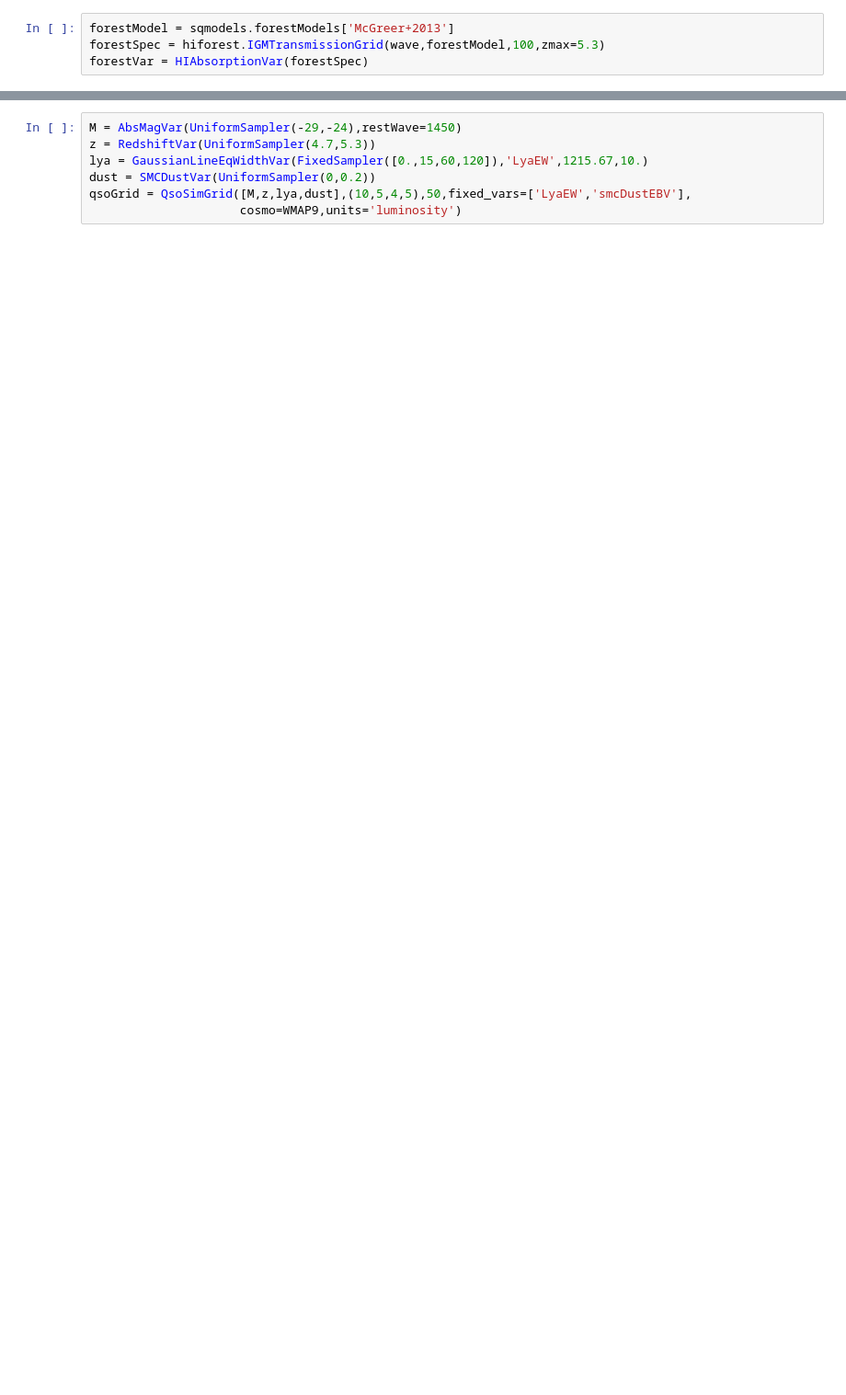
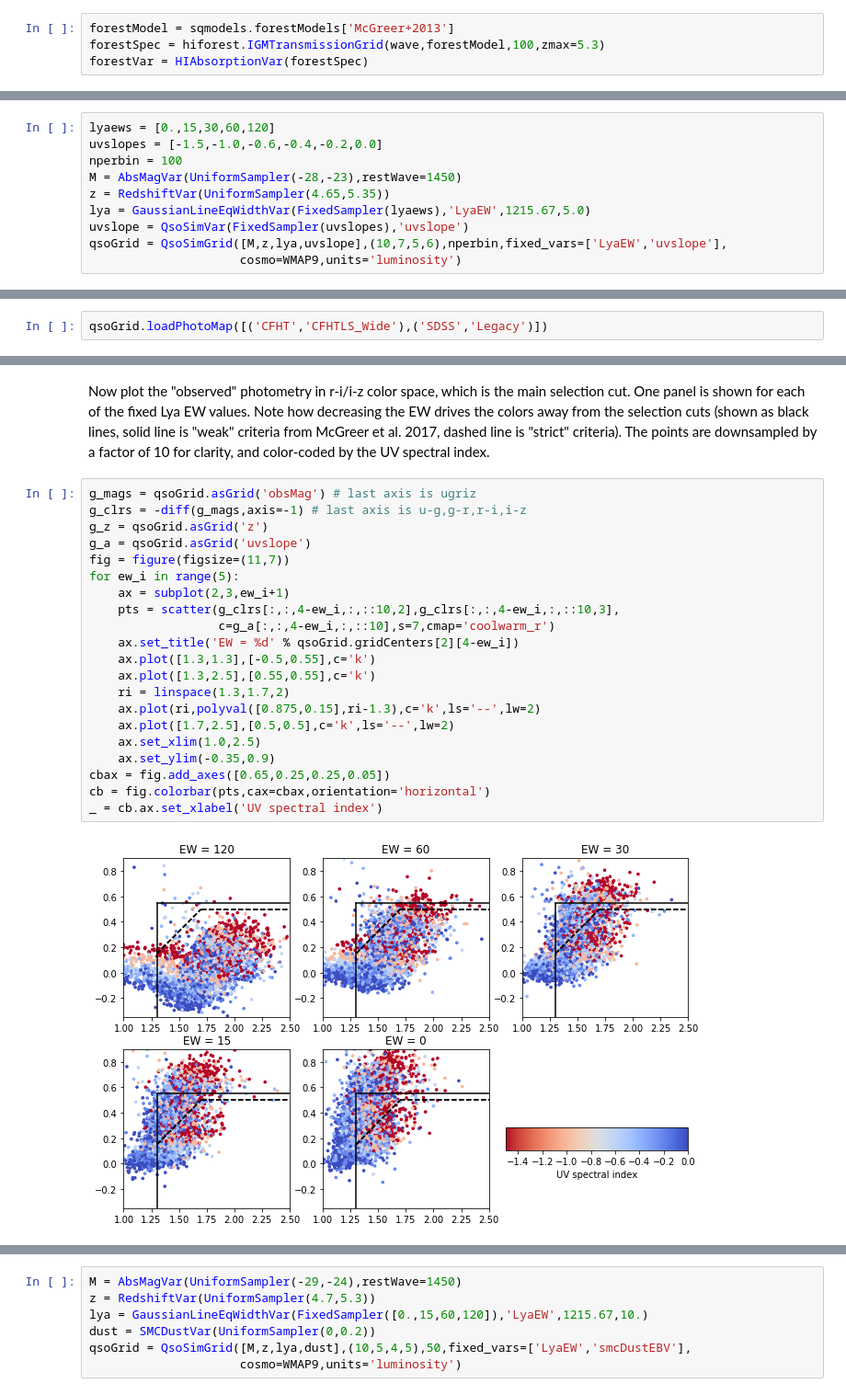
Before and after one commit to imcgreer/simqso, a Jupyter notebook: examples/z5LyaDust.ipynb, the cells around one changed output, grey strips where cells are left out. Shown at 92% size. Drawn from its saved outputs; the diff is of its cells as text; blank space fills up the shorter version.

```diff
--- a/examples/z5LyaDust.ipynb
+++ b/examples/z5LyaDust.ipynb
@@ -21,0 +35,10 @@ forestVar = HIAbsorptionVar(forestSpec)
+# %%
+lyaews = [0.,15,30,60,120]
+uvslopes = [-1.5,-1.0,-0.6,-0.4,-0.2,0.0]
+nperbin = 100
+M = AbsMagVar(UniformSampler(-28,-23),restWave=1450)
+z = RedshiftVar(UniformSampler(4.65,5.35))
+lya = GaussianLineEqWidthVar(FixedSampler(lyaews),'LyaEW',1215.67,5.0)
+uvslope = QsoSimVar(FixedSampler(uvslopes),'uvslope')
+qsoGrid = QsoSimGrid([M,z,lya,uvslope],(10,7,5,6),nperbin,fixed_vars=['LyaEW','uvslope'],
+                     cosmo=WMAP9,units='luminosity')
@@ -21,0 +53,2 @@ forestVar = HIAbsorptionVar(forestSpec)
+# %%
+qsoGrid.loadPhotoMap([('CFHT','CFHTLS_Wide'),('SDSS','Legacy')])
@@ -21,0 +69,25 @@ forestVar = HIAbsorptionVar(forestSpec)
+# %% [markdown]
+Now plot the "observed" photometry in r-i/i-z color space, which is the main selection cut. One panel is shown for each of the fixed Lya EW values. Note how decreasing the EW drives the colors away from the selection cuts (shown as black lines, solid line is "weak" criteria from McGreer et al. 2017, dashed line is "strict" criteria). The points are downsampled by a factor of 10 for clarity, and color-coded by the UV spectral index.
+# %%
+g_mags = qsoGrid.asGrid('obsMag') # last axis is ugriz
+g_clrs = -diff(g_mags,axis=-1) # last axis is u-g,g-r,r-i,i-z
+g_z = qsoGrid.asGrid('z')
+g_a = qsoGrid.asGrid('uvslope')
+fig = figure(figsize=(11,7))
+for ew_i in range(5):
+    ax = subplot(2,3,ew_i+1)
+    pts = scatter(g_clrs[:,:,4-ew_i,:,::10,2],g_clrs[:,:,4-ew_i,:,::10,3],
+                  c=g_a[:,:,4-ew_i,:,::10],s=7,cmap='coolwarm_r')
+    ax.set_title('EW = %d' % qsoGrid.gridCenters[2][4-ew_i])
+    ax.plot([1.3,1.3],[-0.5,0.55],c='k')
+    ax.plot([1.3,2.5],[0.55,0.55],c='k')
+    ri = linspace(1.3,1.7,2)
+    ax.plot(ri,polyval([0.875,0.15],ri-1.3),c='k',ls='--',lw=2)
+    ax.plot([1.7,2.5],[0.5,0.5],c='k',ls='--',lw=2)
+    ax.set_xlim(1.0,2.5)
+    ax.set_ylim(-0.35,0.9)
+cbax = fig.add_axes([0.65,0.25,0.25,0.05])
+cb = fig.colorbar(pts,cax=cbax,orientation='horizontal')
+_ = cb.ax.set_xlabel('UV spectral index')
+# %% [output]
+[figure, added]
```
Also changed, not shown: parts of 39 cells of this notebook.
